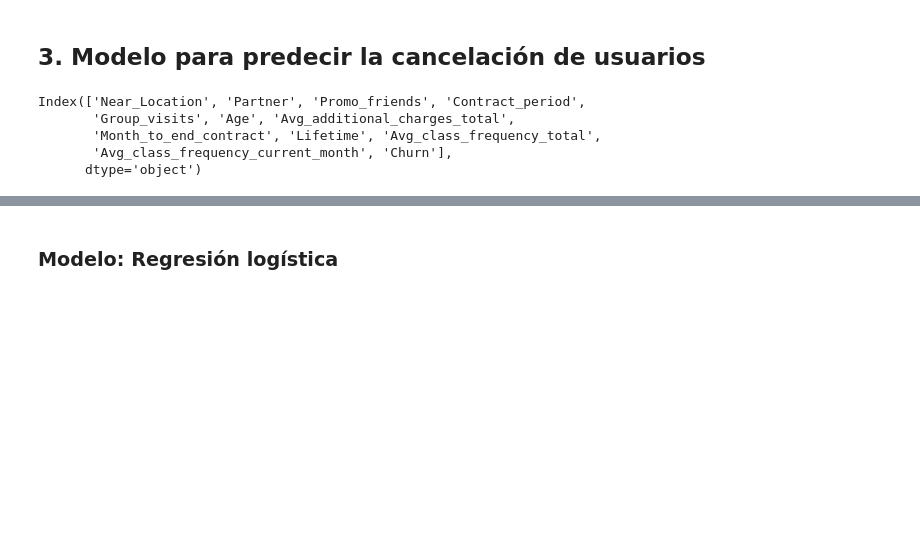
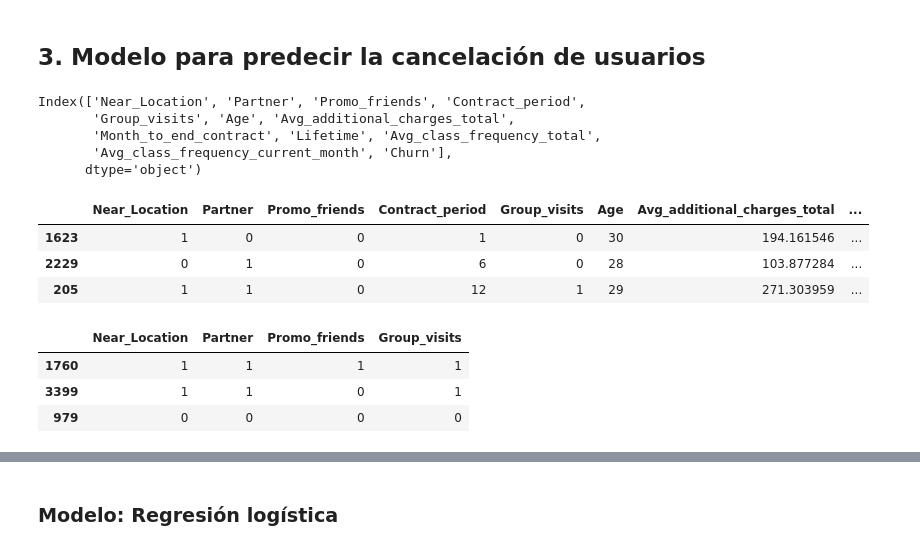
Before and after one commit to HesusG/da-ds-notebook-solutions, a Jupyter notebook: LATAM V7 DADS/9-14 DA/SP13 Forecasts and Predictions/P Spanish Version/S13 SOL - Pronósticos y predicciones.ipynb, the cells around one changed output, grey strips where cells are left out. Saved outputs shown, nothing was run; the diff lists cells and outputs as text; code cells hidden in the pictures; blank space fills up the shorter version.

```diff
--- a/LATAM V7 DADS/9-14 DA/SP13 Forecasts and Predictions/P Spanish Version/S13 SOL - Pronósticos y predicciones.ipynb
+++ b/LATAM V7 DADS/9-14 DA/SP13 Forecasts and Predictions/P Spanish Version/S13 SOL - Pronósticos y predicciones.ipynb
@@ -194,0 +198,20 @@ X_train, X_val, y_train, y_val = train_test_split(df.drop(columns = ['Churn']),
+# %%
+X_train.head(3)
+# %% [output]
+|  | Near_Location | Partner | Promo_friends | Contract_period | Group_visits | Age | Avg_additional_charges_total | ... |
+| 1623 | 1 | 0 | 0 | 1 | 0 | 30 | 194.161546 | ... |
+| 2229 | 0 | 1 | 0 | 6 | 0 | 28 | 103.877284 | ... |
+| 205 | 1 | 1 | 0 | 12 | 1 | 29 | 271.303959 | ... |
+# %%
+#seleccionar columnas numericas no booleanas, conjunto entrenamiento
+numeric_cols = [col for col in X_train.columns if df[col].nunique() > 2]
+other_cols = X_train.drop(columns=numeric_cols)
+
+#seleccionar columnas booleanas, conjunto validacion
+other_cols_valid = X_val.drop(columns=numeric_cols)
+other_cols_valid.head(3)
+# %% [output]
+|  | Near_Location | Partner | Promo_friends | Group_visits |
+| 1760 | 1 | 1 | 1 | 1 |
+| 3399 | 1 | 1 | 0 | 1 |
+| 979 | 0 | 0 | 0 | 0 |
```
Also changed, not shown: parts of 24 cells of this notebook.
